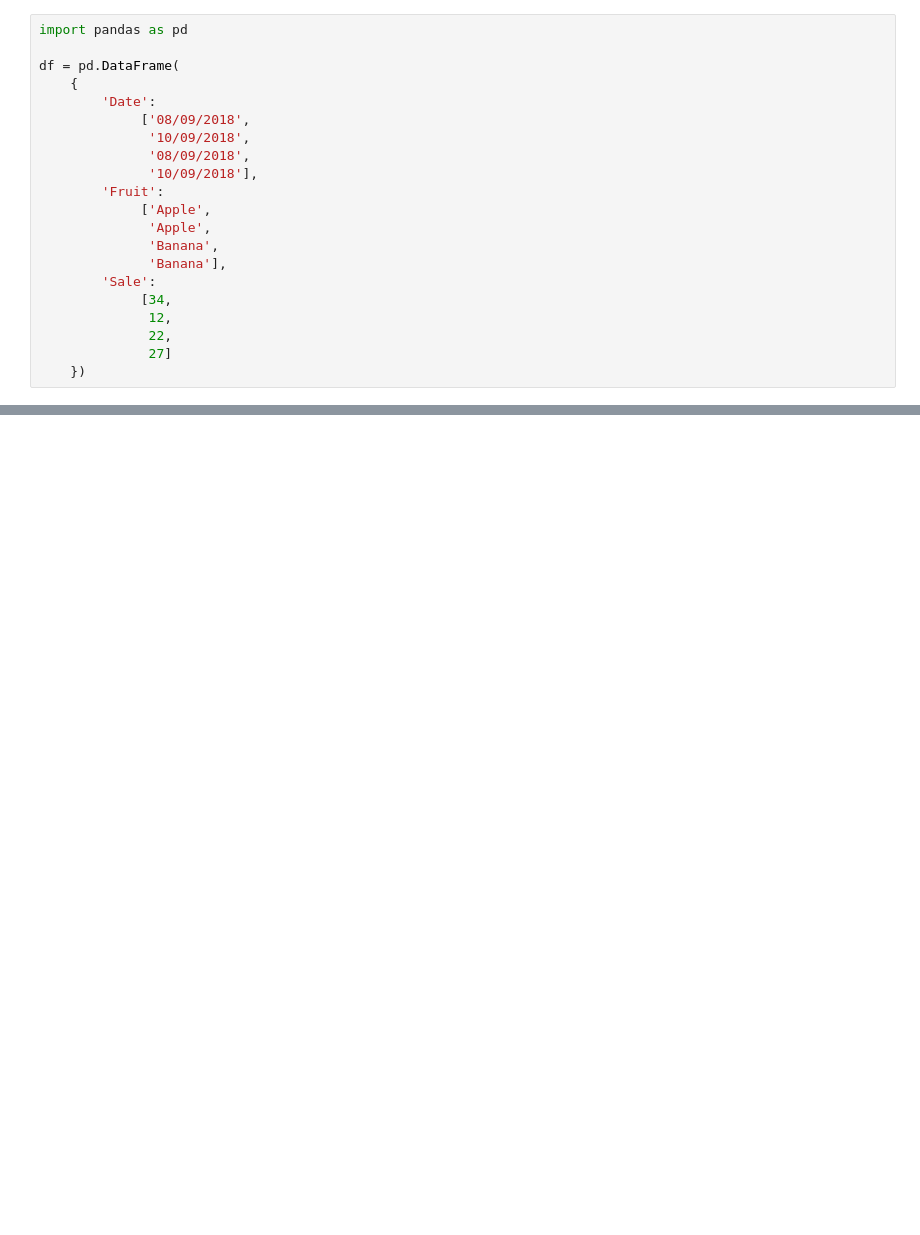
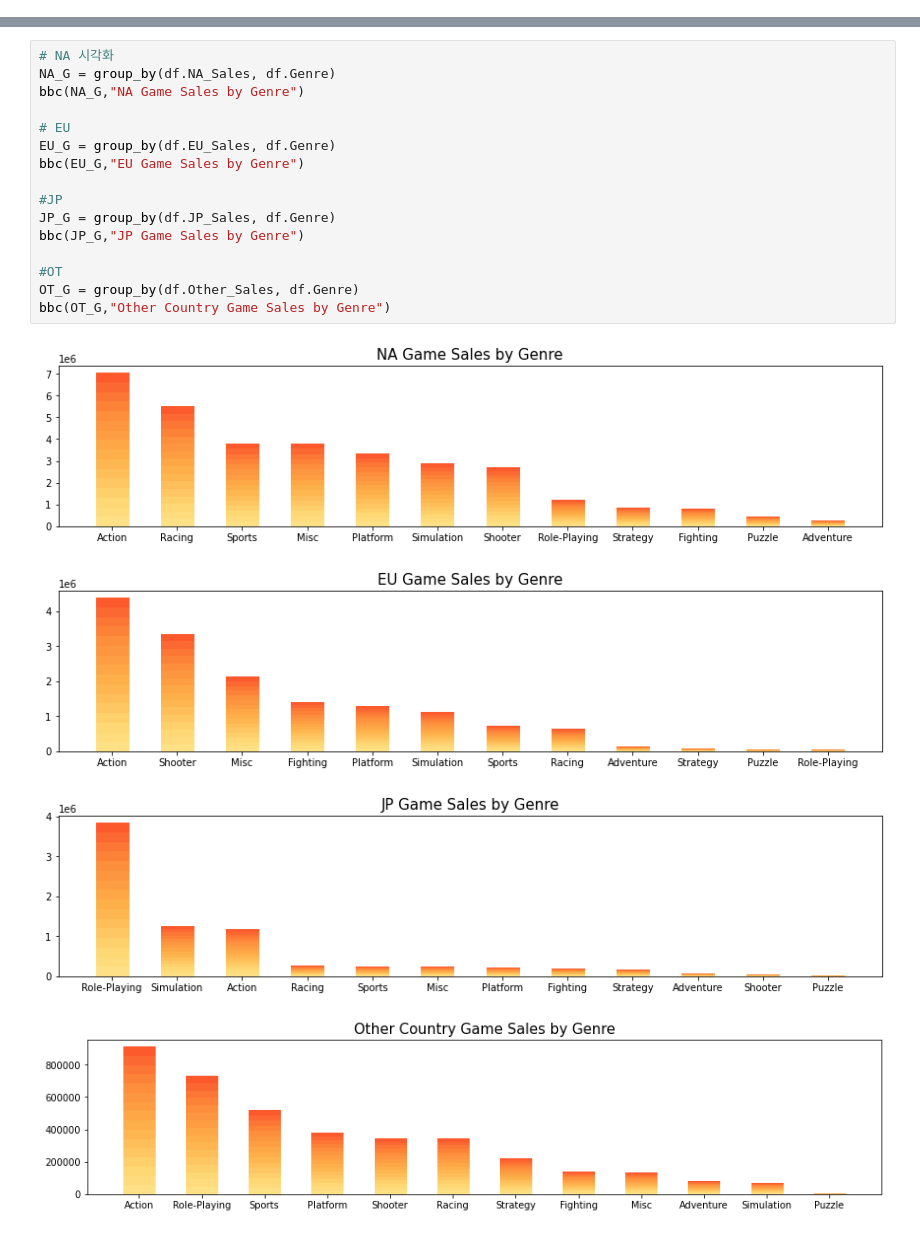
Before and after one commit to sumu97/Data-Science-Cheat-Code, a Jupyter notebook: GameMarket_Analysis.ipynb, the cells around one changed output, grey strips where cells are left out. Saved outputs shown, nothing was run; the diff lists cells and outputs as text; blank space fills up the shorter version.

```diff
--- a/GameMarket_Analysis.ipynb
+++ b/GameMarket_Analysis.ipynb
@@ -141,21 +72,0 @@ plt.show()
-# %%
-import pandas as pd
-
-df = pd.DataFrame(
-    {
-        'Date':
-             ['08/09/2018',
-              '10/09/2018',
-              '08/09/2018',
-              '10/09/2018'],
-        'Fruit':
-             ['Apple',
-              'Apple',
-              'Banana',
-              'Banana'],
-        'Sale':
-             [34,
-              12,
-              22,
-              27]
-    })
@@ -170,0 +154,21 @@ Banana 08/09/2018    22
+# %%
+# NA 시각화
+NA_G = group_by(df.NA_Sales, df.Genre)
+bbc(NA_G,"NA Game Sales by Genre")
+
+# EU
+EU_G = group_by(df.EU_Sales, df.Genre)
+bbc(EU_G,"EU Game Sales by Genre")
+
+#JP
+JP_G = group_by(df.JP_Sales, df.Genre)
+bbc(JP_G,"JP Game Sales by Genre")
+
+#OT
+OT_G = group_by(df.Other_Sales, df.Genre)
+bbc(OT_G,"Other Country Game Sales by Genre")
+# %% [output]
+[figure, added]
+[figure, added]
+[figure, added]
+[figure, added]
```
Also changed, not shown: parts of 16 cells of this notebook.
